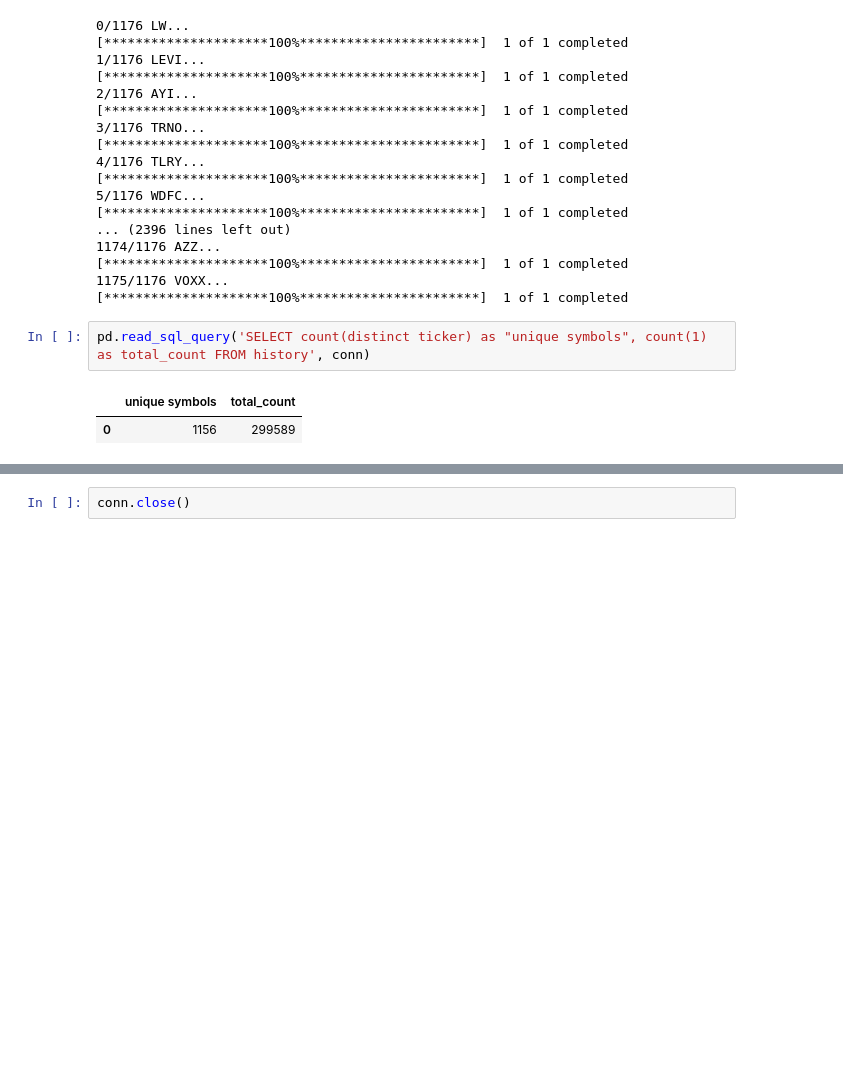
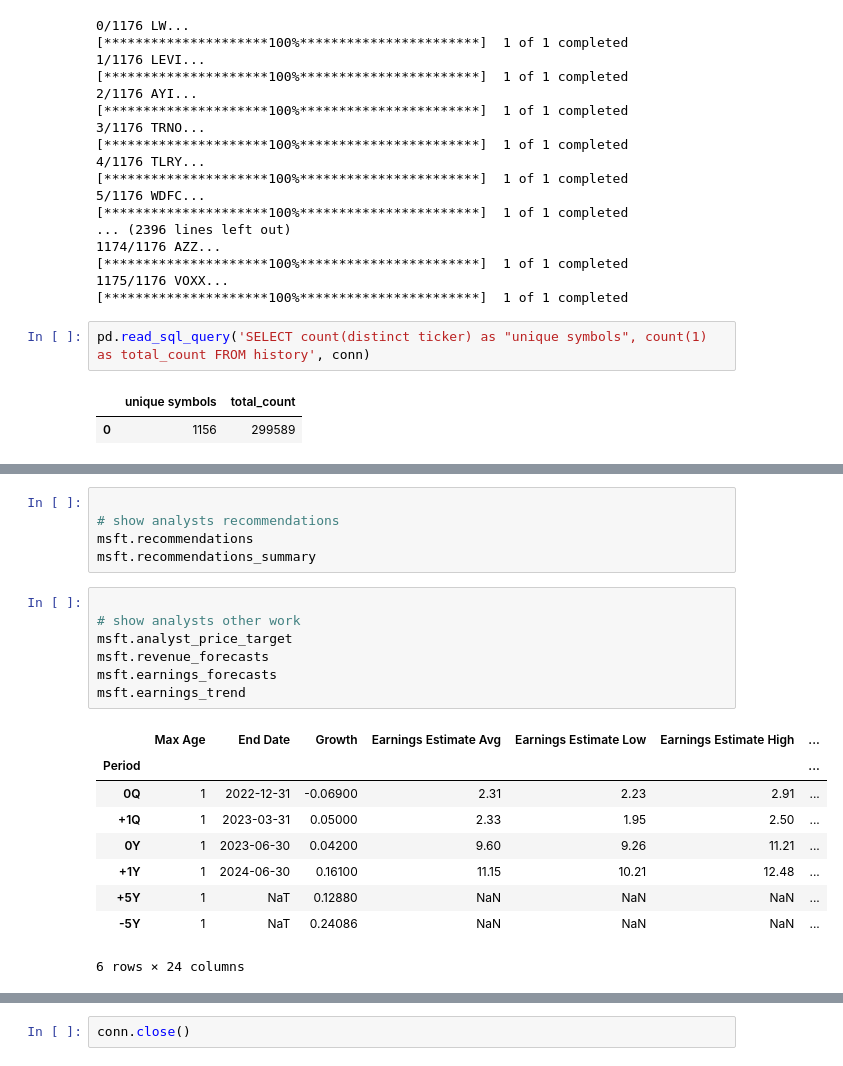
Before and after one commit to kulasinski/multitrader, a Jupyter notebook: db_loader.ipynb, the cells around one changed output, grey strips where cells are left out. Saved outputs shown, nothing was run; the diff lists cells and outputs as text; blank space fills up the shorter version.

```diff
--- a/db_loader.ipynb
+++ b/db_loader.ipynb
@@ -233,0 +456,22 @@ pd.read_sql_query('SELECT count(distinct ticker) as "unique symbols", count(1) a
+# %%
+
+# show analysts recommendations
+msft.recommendations
+msft.recommendations_summary
+# %%
+
+# show analysts other work
+msft.analyst_price_target
+msft.revenue_forecasts
+msft.earnings_forecasts
+msft.earnings_trend
+# %% [output]
+|  | Max Age | End Date | Growth | Earnings Estimate Avg | Earnings Estimate Low | Earnings Estimate High | ... |
+| Period |  |  |  |  |  |  | ... |
+| 0Q | 1 | 2022-12-31 | -0.06900 | 2.31 | 2.23 | 2.91 | ... |
+| +1Q | 1 | 2023-03-31 | 0.05000 | 2.33 | 1.95 | 2.50 | ... |
+| 0Y | 1 | 2023-06-30 | 0.04200 | 9.60 | 9.26 | 11.21 | ... |
+| +1Y | 1 | 2024-06-30 | 0.16100 | 11.15 | 10.21 | 12.48 | ... |
+| +5Y | 1 | NaT | 0.12880 | NaN | NaN | NaN | ... |
+| -5Y | 1 | NaT | 0.24086 | NaN | NaN | NaN | ... |
+6 rows × 24 columns
```
Also changed, not shown: parts of 23 cells of this notebook, 3 other files.
